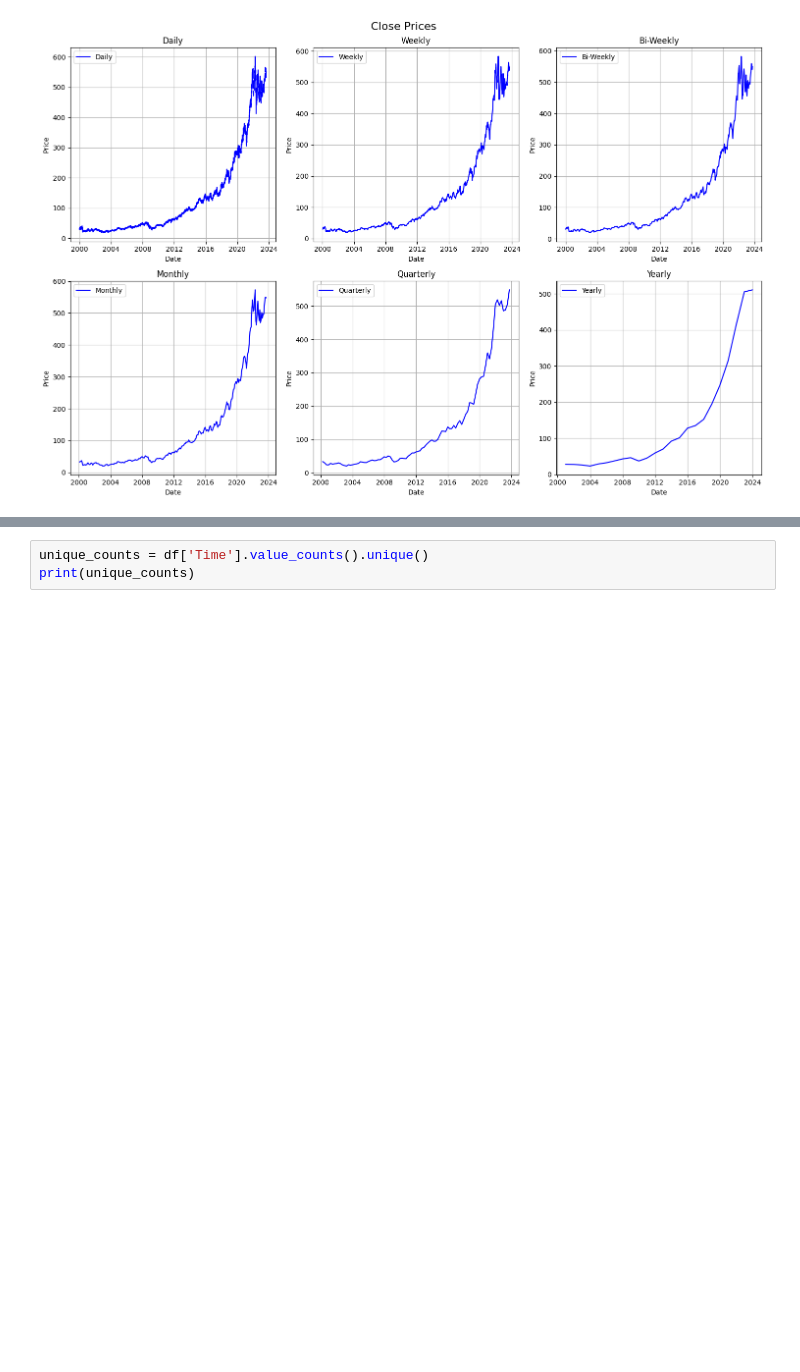
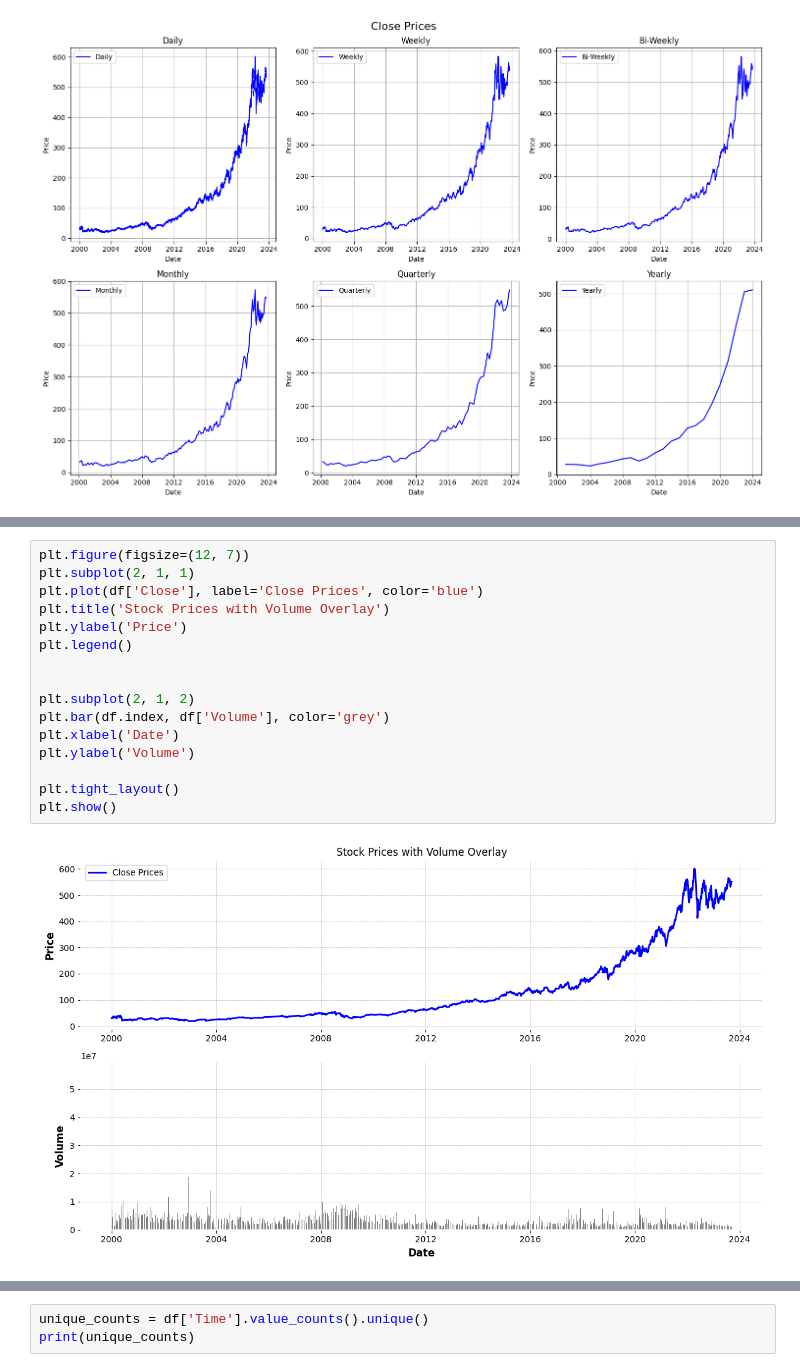
Before and after one commit to vikastrivedi0/Costco-Stock-Price-Prediction, a Jupyter notebook: CostcoStockPredictionLSTM.ipynb, the cells around one changed output, grey strips where cells are left out. Drawn from its saved outputs; the diff is of its cells as text; blank space fills up the shorter version.

```diff
--- a/CostcoStockPredictionLSTM.ipynb
+++ b/CostcoStockPredictionLSTM.ipynb
@@ -78,0 +181,18 @@ plt.show()
+# %%
+plt.figure(figsize=(12, 7))
+plt.subplot(2, 1, 1)
+plt.plot(df['Close'], label='Close Prices', color='blue')
+plt.title('Stock Prices with Volume Overlay')
+plt.ylabel('Price')
+plt.legend()
+
+
+plt.subplot(2, 1, 2)
+plt.bar(df.index, df['Volume'], color='grey')
+plt.xlabel('Date')
+plt.ylabel('Volume')
+
+plt.tight_layout()
+plt.show()
+# %% [output]
+[figure, added]
```
Also changed, not shown: parts of 17 cells of this notebook.
